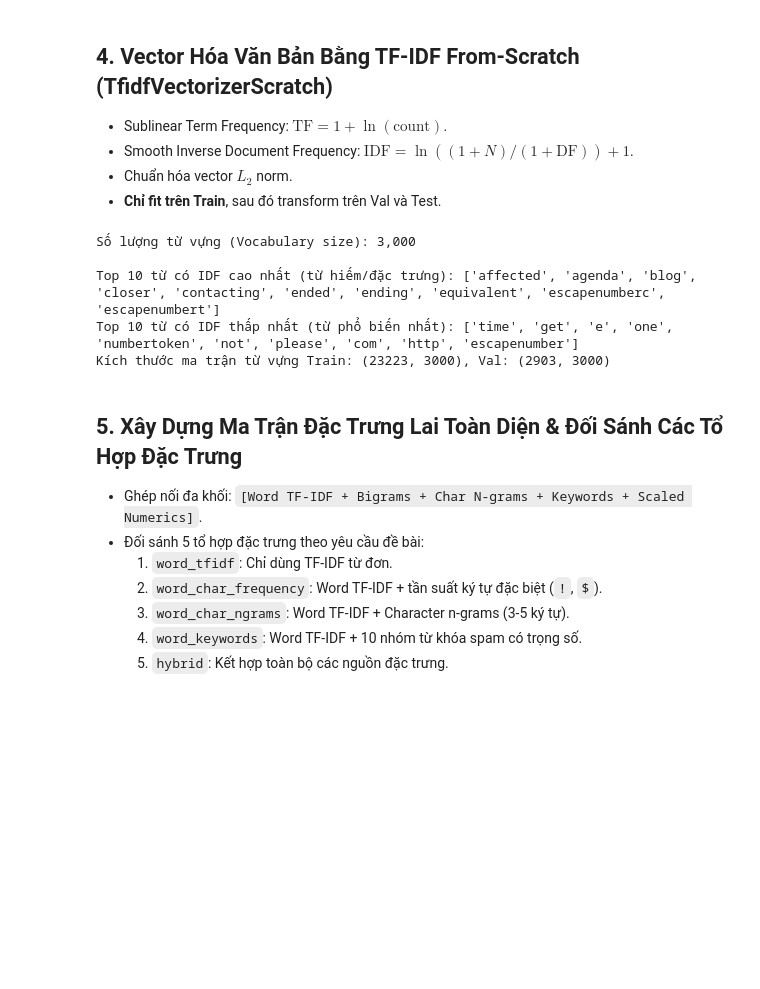
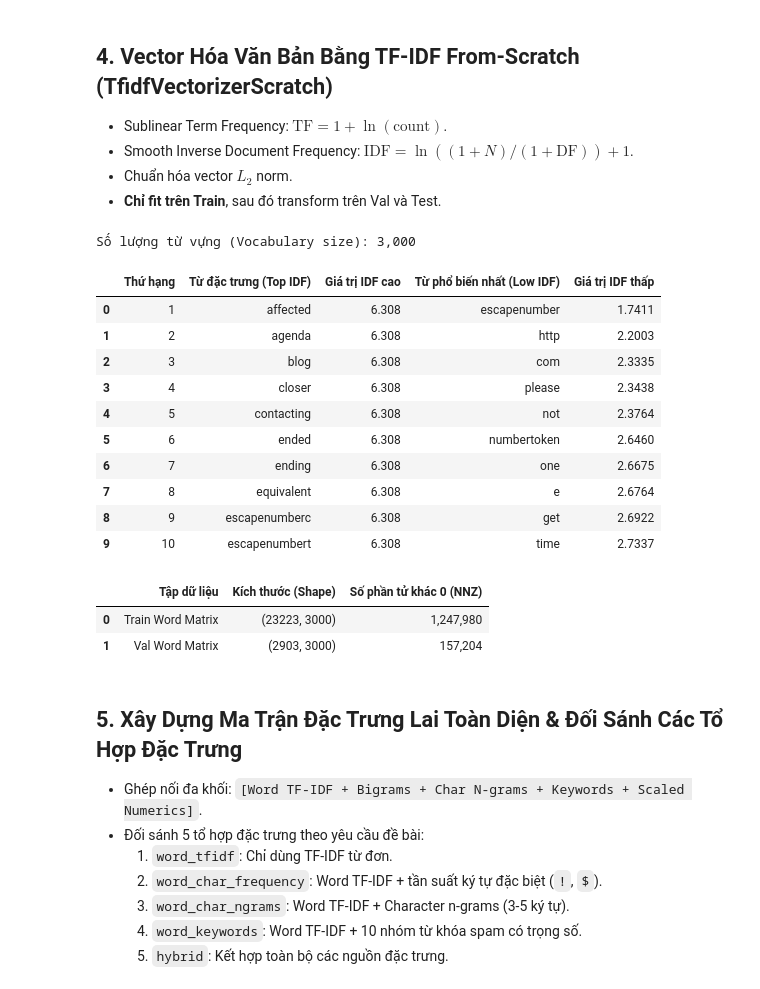
Before and after one commit to iamtien77/spam_classifier, a Jupyter notebook: notebooks/02_preprocessing_and_features.ipynb, the cells around one changed output. Saved outputs shown, nothing was run; the diff lists cells and outputs as text; code cells hidden in the pictures; blank space fills up the shorter version.

```diff
--- a/notebooks/02_preprocessing_and_features.ipynb
+++ b/notebooks/02_preprocessing_and_features.ipynb
@@ -163,32 +183,54 @@ Tín hiệu cấu trúc: {'uppercase_ratio': 0.0, 'exclamation_count': 0.0, 'dol
 # %%
 # Chuẩn bị cột model_text
 train_prepared = processor.prepare_feature_frame(train_df)
 val_prepared = processor.prepare_feature_frame(val_df)
 test_prepared = processor.prepare_feature_frame(test_df)
 
 train_texts = [r["model_text"] for r in train_prepared]
 val_texts = [r["model_text"] for r in val_prepared]
 
 # Fit TF-IDF chỉ trên Train
 tfidf = TfidfVectorizerScratch(min_df=2, max_features=3000, sublinear_tf=True, smooth_idf=True, norm="l2")
 tfidf.fit(train_texts)
 
+X_train_word = tfidf.transform(train_texts)
+X_val_word = tfidf.transform(val_texts)
+
 print(f"Số lượng từ vựng (Vocabulary size): {len(tfidf.vocabulary_):,}")
 
-# Top từ có IDF cao nhất và thấp nhất
+# Bảng đối sánh Top 10 từ IDF cao nhất (đặc trưng) và thấp nhất (phổ biến)
 terms_by_idf = sorted(tfidf.vocabulary_.items(), key=lambda item: tfidf.idf_diag_[item[1]], reverse=True)
-print("\nTop 10 từ có IDF cao nhất (từ hiếm/đặc trưng):", [t[0] for t in terms_by_idf[:10]])
-print("Top 10 từ có IDF thấp nhất (từ phổ biến nhất):", [t[0] for t in terms_by_idf[-10:]])
+df_idf_analysis = pd.DataFrame({
+    "Thứ hạng": range(1, 11),
+    "Từ đặc trưng (Top IDF)": [t[0] for t in terms_by_idf[:10]],
+    "Giá trị IDF cao": [round(tfidf.idf_diag_[t[1]], 4) for t in terms_by_idf[:10]],
+    "Từ phổ biến nhất (Low IDF)": [t[0] for t in reversed(terms_by_idf[-10:])],
+    "Giá trị IDF thấp": [round(tfidf.idf_diag_[t[1]], 4) for t in reversed(terms_by_idf[-10:])],
+})
+display(df_idf_analysis)
 
-X_train_word = tfidf.transform(train_texts)
-X_val_word = tfidf.transform(val_texts)
-print(f"Kích thước ma trận từ vựng Train: {X_train_word.shape}, Val: {X_val_word.shape}")
+# Bảng kích thước ma trận từ vựng
+df_matrix_shape = pd.DataFrame([
+    {"Tập dữ liệu": "Train Word Matrix", "Kích thước (Shape)": str(X_train_word.shape), "Số phần tử khác 0 (NNZ)": f"{X_train_word.nnz:,}"},
+    {"Tập dữ liệu": "Val Word Matrix", "Kích thước (Shape)": str(X_val_word.shape), "Số phần tử khác 0 (NNZ)": f"{X_val_word.nnz:,}"},
+])
+display(df_matrix_shape)
 # %% [output]
 Số lượng từ vựng (Vocabulary size): 3,000
-
-Top 10 từ có IDF cao nhất (từ hiếm/đặc trưng): ['affected', 'agenda', 'blog', 'closer', 'contacting', 'ended', 'ending', 'equivalent', 'escapenumberc', 'escapenumbert']
-Top 10 từ có IDF thấp nhất (từ phổ biến nhất): ['time', 'get', 'e', 'one', 'numbertoken', 'not', 'please', 'com', 'http', 'escapenumber']
-Kích thước ma trận từ vựng Train: (23223, 3000), Val: (2903, 3000)
+|  | Thứ hạng | Từ đặc trưng (Top IDF) | Giá trị IDF cao | Từ phổ biến nhất (Low IDF) | Giá trị IDF thấp |
+| 0 | 1 | affected | 6.308 | escapenumber | 1.7411 |
+| 1 | 2 | agenda | 6.308 | http | 2.2003 |
+| 2 | 3 | blog | 6.308 | com | 2.3335 |
+| 3 | 4 | closer | 6.308 | please | 2.3438 |
+| 4 | 5 | contacting | 6.308 | not | 2.3764 |
+| 5 | 6 | ended | 6.308 | numbertoken | 2.6460 |
+| 6 | 7 | ending | 6.308 | one | 2.6675 |
+| 7 | 8 | equivalent | 6.308 | e | 2.6764 |
+| 8 | 9 | escapenumberc | 6.308 | get | 2.6922 |
+| 9 | 10 | escapenumbert | 6.308 | time | 2.7337 |
+|  | Tập dữ liệu | Kích thước (Shape) | Số phần tử khác 0 (NNZ) |
+| 0 | Train Word Matrix | (23223, 3000) | 1,247,980 |
+| 1 | Val Word Matrix | (2903, 3000) | 157,204 |
 # %% [markdown]
 ## 5. Xây Dựng Ma Trận Đặc Trưng Lai Toàn Diện & Đối Sánh Các Tổ Hợp Đặc Trưng
 - Ghép nối đa khối: `[Word TF-IDF + Bigrams + Char N-grams + Keywords + Scaled Numerics]`.
```
Also changed, not shown: parts of 9 cells of this notebook, 7 other files.
